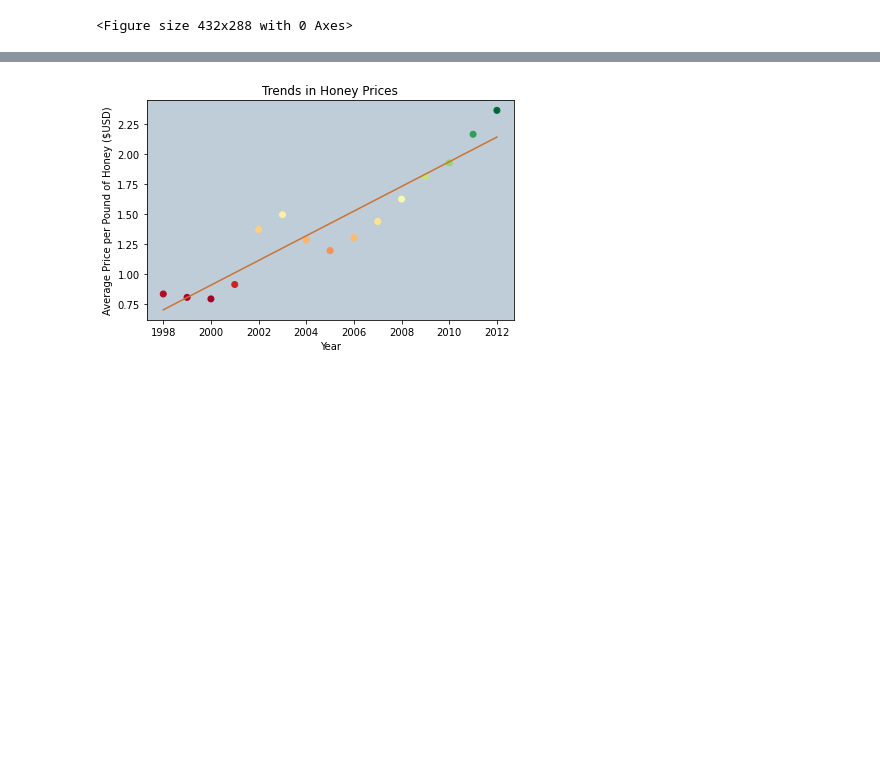
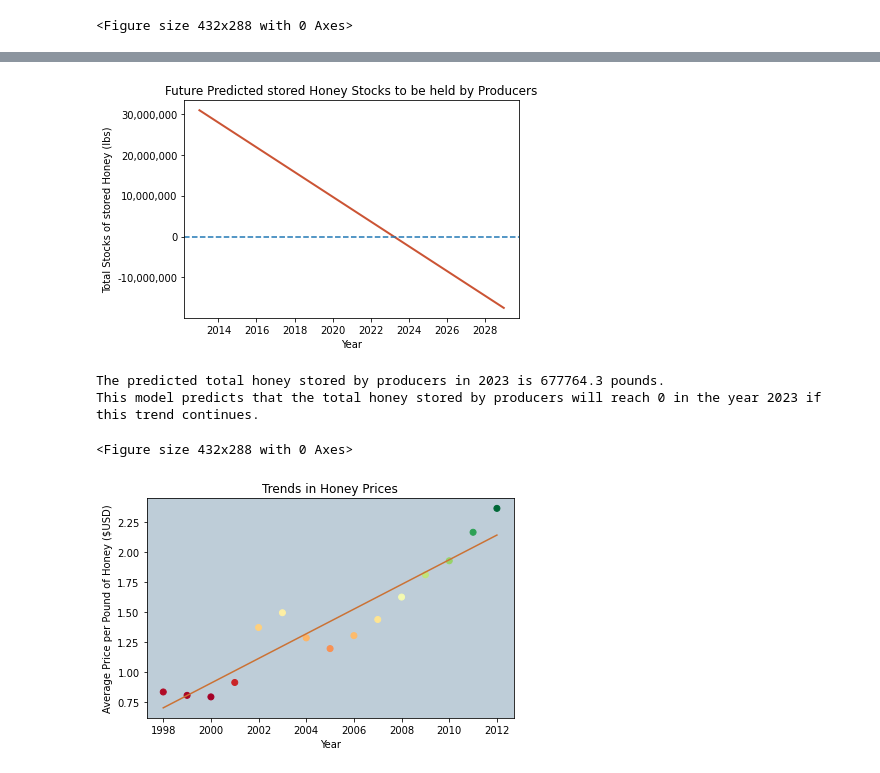
Before and after one commit to TheStarCloud/Projects, a Jupyter notebook: HoneyProduction LinRegr/honeyproduction.ipynb, the cells around one changed output, grey strips where cells are left out. Saved outputs shown, nothing was run; the diff lists cells and outputs as text; code cells hidden in the pictures; blank space fills up the shorter version.

```diff
--- a/HoneyProduction LinRegr/honeyproduction.ipynb
+++ b/HoneyProduction LinRegr/honeyproduction.ipynb
@@ -271,3 +300,38 @@ This model predicts that the average yield per honeybee colony will reach 0 in t
+# %%
+X_future = np.array(range(2013, 2030))
+X_future = X_future.reshape(-1,1)
+future_predict = regr.predict(X_future).tolist()
+
+fig, ax = plt.subplots()
+plt.plot(X_future, future_predict, color = "#CB5434", linewidth=2)
+plt.xlabel("Year")
+plt.ylabel("Total Stocks of stored Honey (lbs)")
+ax.ticklabel_format(axis = 'y', style = 'plain')
+ax.get_yaxis().set_major_formatter(
+    ticker.FuncFormatter(lambda y, p: format(int(y), ',')))
+plt.axhline(0, linestyle = "--")
+plt.title("Future Predicted stored Honey Stocks to be held by Producers")
+plt.savefig('images/future_stocksbyyear.png')
+plt.show()
+plt.clf()
+
+yrly_stocks_m = regr.coef_[0]
+yrly_stocks_b = regr.intercept_[0]
+def get_stocks_pred(year):
+    stocks_pred= (year*yrly_stocks_m + yrly_stocks_b).round(1)
+    print("The predicted total honey stored by producers in " + str(year) + " is " + str(stocks_pred).strip("[]") + " pounds.")
+    return stocks_pred
+
+stocks_23 = get_stocks_pred(2023)
+
+
+nostocks = (-1*yrly_stocks_b/yrly_stocks_m)
+print("This model predicts that the total honey stored by producers will reach 0 in the year " + str(int(nostocks)) + " if this trend continues.")
+# %% [output]
+[figure, added]
+The predicted total honey stored by producers in 2023 is 677764.3 pounds.
+This model predicts that the total honey stored by producers will reach 0 in the year 2023 if this trend continues.
+<Figure size 432x288 with 0 Axes>
 # %%
 #Trends in avg honey price per year
 price_per_year = df.groupby('year').priceperlb.mean().reset_index()
```
Also changed, not shown: parts of 19 cells of this notebook, 10 other files.
